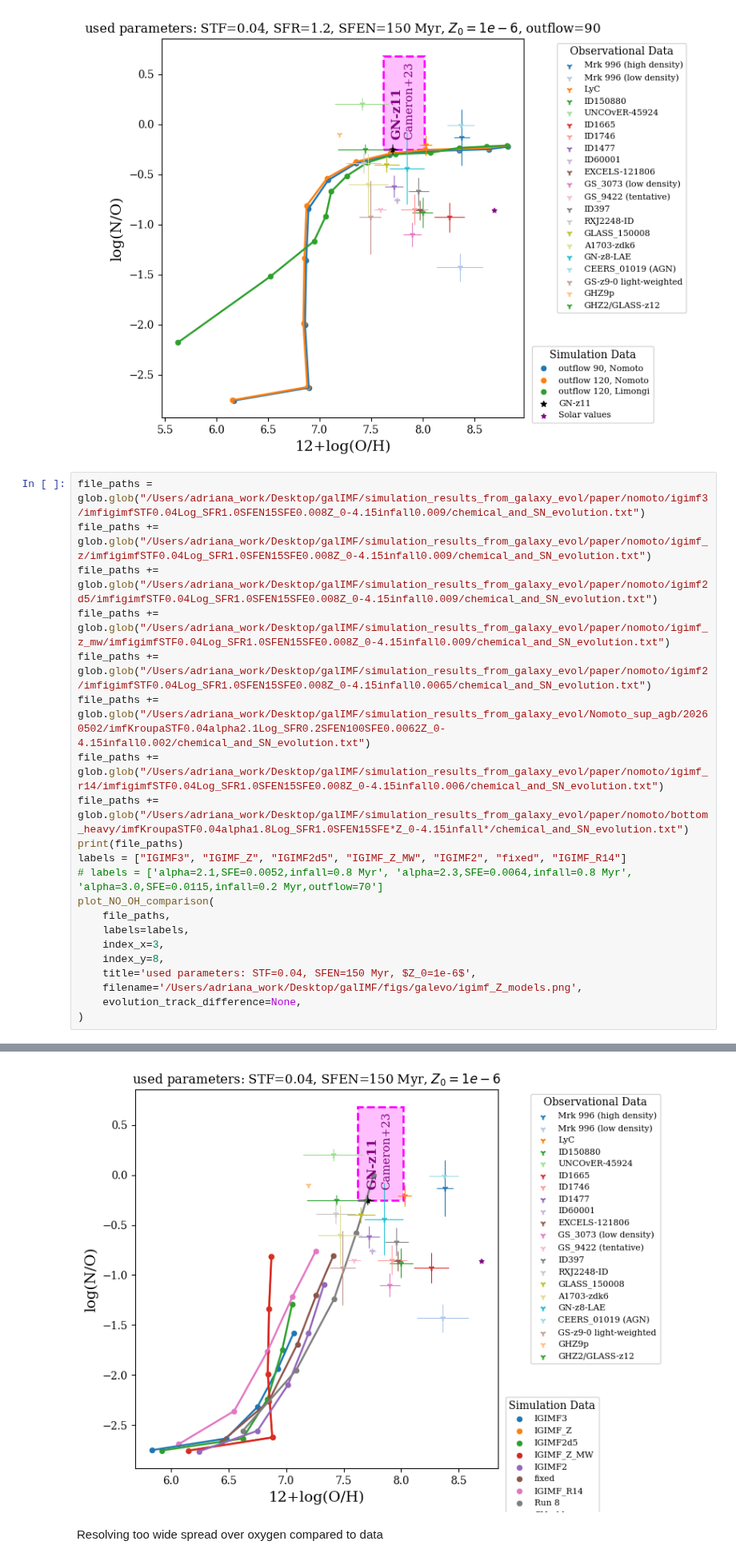
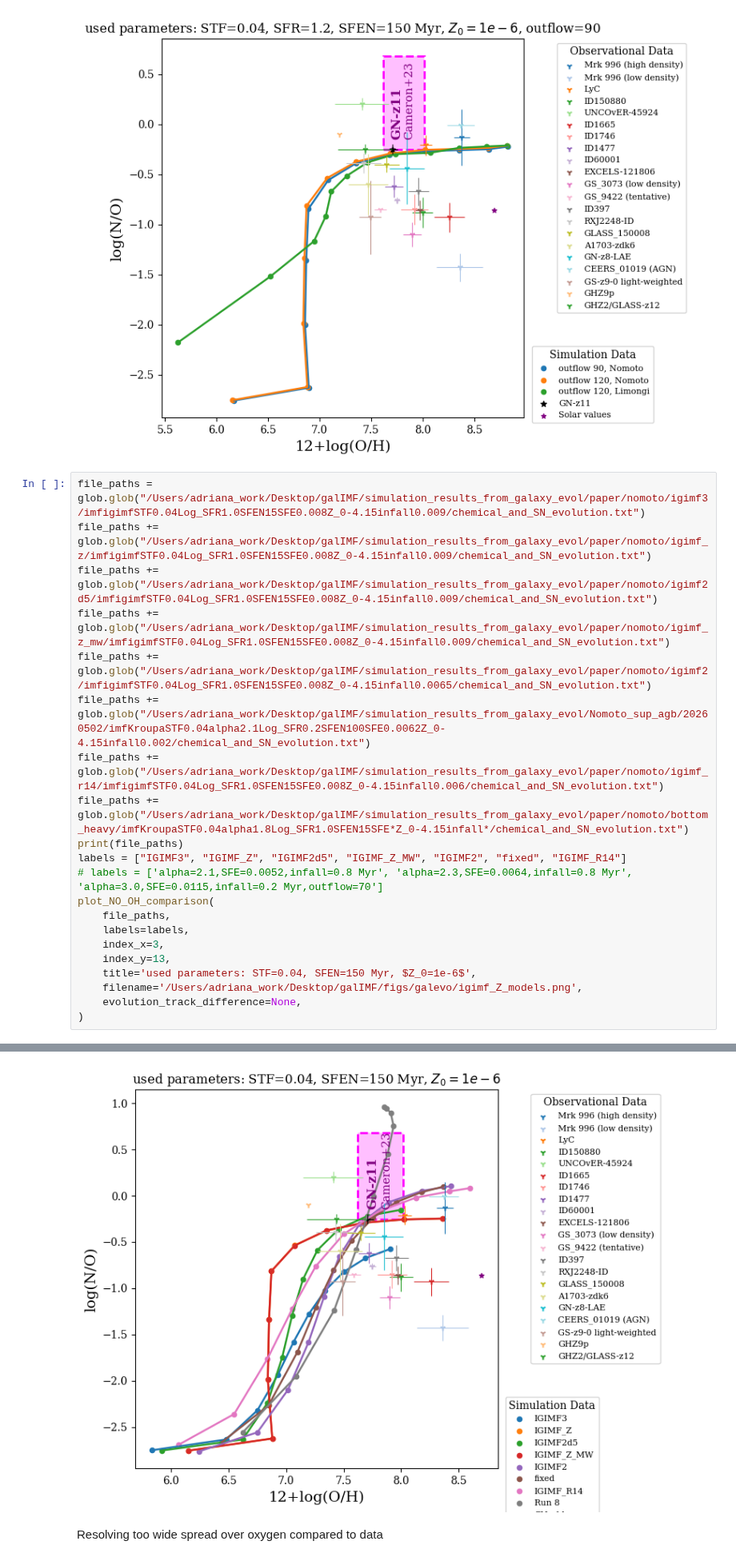
Before and after one commit to bshidvb/galIMF, a Jupyter notebook: plotting/plots_nitrogen_correct.ipynb, the cells around one changed output, grey strips where cells are left out. Shown at 80% size. Saved outputs shown, nothing was run; the diff lists cells and outputs as text.

```diff
--- a/plotting/plots_nitrogen_correct.ipynb
+++ b/plotting/plots_nitrogen_correct.ipynb
@@ -844,27 +844,27 @@ plot_NO_OH_comparison(
 # %%
 file_paths = glob.glob("/Users/adriana_work/Desktop/galIMF/simulation_results_from_galaxy_evol/paper/nomoto/igimf3/imfigimfSTF0.04Log_SFR1.0SFEN15SFE0.008Z_0-4.15infall0.009/chemical_and_SN_evolution.txt")
 file_paths += glob.glob("/Users/adriana_work/Desktop/galIMF/simulation_results_from_galaxy_evol/paper/nomoto/igimf_z/imfigimfSTF0.04Log_SFR1.0SFEN15SFE0.008Z_0-4.15infall0.009/chemical_and_SN_evolution.txt")
 file_paths += glob.glob("/Users/adriana_work/Desktop/galIMF/simulation_results_from_galaxy_evol/paper/nomoto/igimf2d5/imfigimfSTF0.04Log_SFR1.0SFEN15SFE0.008Z_0-4.15infall0.009/chemical_and_SN_evolution.txt")
 file_paths += glob.glob("/Users/adriana_work/Desktop/galIMF/simulation_results_from_galaxy_evol/paper/nomoto/igimf_z_mw/imfigimfSTF0.04Log_SFR1.0SFEN15SFE0.008Z_0-4.15infall0.009/chemical_and_SN_evolution.txt")
 file_paths += glob.glob("/Users/adriana_work/Desktop/galIMF/simulation_results_from_galaxy_evol/paper/nomoto/igimf2/imfigimfSTF0.04Log_SFR1.0SFEN15SFE0.008Z_0-4.15infall0.0065/chemical_and_SN_evolution.txt")
 file_paths += glob.glob("/Users/adriana_work/Desktop/galIMF/simulation_results_from_galaxy_evol/Nomoto_sup_agb/20260502/imfKroupaSTF0.04alpha2.1Log_SFR0.2SFEN100SFE0.0062Z_0-4.15infall0.002/chemical_and_SN_evolution.txt")
 file_paths += glob.glob("/Users/adriana_work/Desktop/galIMF/simulation_results_from_galaxy_evol/paper/nomoto/igimf_r14/imfigimfSTF0.04Log_SFR1.0SFEN15SFE0.008Z_0-4.15infall0.006/chemical_and_SN_evolution.txt")
 file_paths += glob.glob("/Users/adriana_work/Desktop/galIMF/simulation_results_from_galaxy_evol/paper/nomoto/bottom_heavy/imfKroupaSTF0.04alpha1.8Log_SFR1.0SFEN15SFE*Z_0-4.15infall*/chemical_and_SN_evolution.txt")
 print(file_paths)
 labels = ["IGIMF3", "IGIMF_Z", "IGIMF2d5", "IGIMF_Z_MW", "IGIMF2", "fixed", "IGIMF_R14"]
 # labels = ['alpha=2.1,SFE=0.0052,infall=0.8 Myr', 'alpha=2.3,SFE=0.0064,infall=0.8 Myr', 'alpha=3.0,SFE=0.0115,infall=0.2 Myr,outflow=70']
 plot_NO_OH_comparison(
     file_paths,
     labels=labels,
     index_x=3,
-    index_y=8,
+    index_y=13,
     title='used parameters: STF=0.04, SFEN=150 Myr, $Z_0=1e-6$',
     filename='/Users/adriana_work/Desktop/galIMF/figs/galevo/igimf_Z_models.png',
     evolution_track_difference=None,
 )
 # %% [output]
 ['/Users/adriana_work/Desktop/galIMF/simulation_results_from_galaxy_evol/paper/nomoto/igimf3/imfigimfSTF0.04Log_SFR1.0SFEN15SFE0.008Z_0-4.15infall0.009/chemical_and_SN_evolution.txt', '/Users/adriana_ ...
-[figure, old version]
+[figure, new version]
 # %% [markdown]
 Resolving too wide spread over oxygen compared to data
 # %%
```
Also changed, not shown: parts of 1 cell of this notebook.
